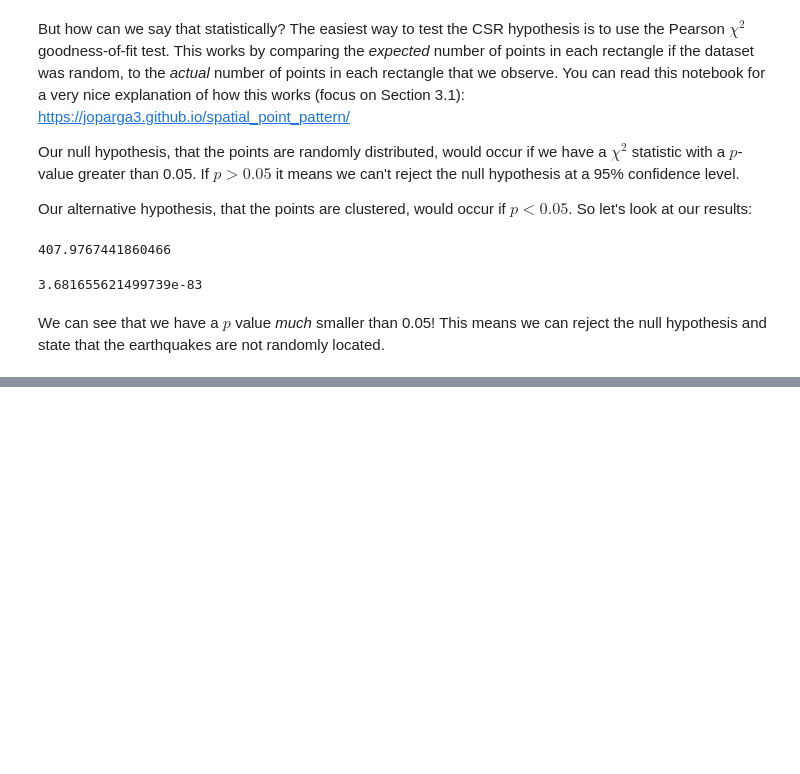
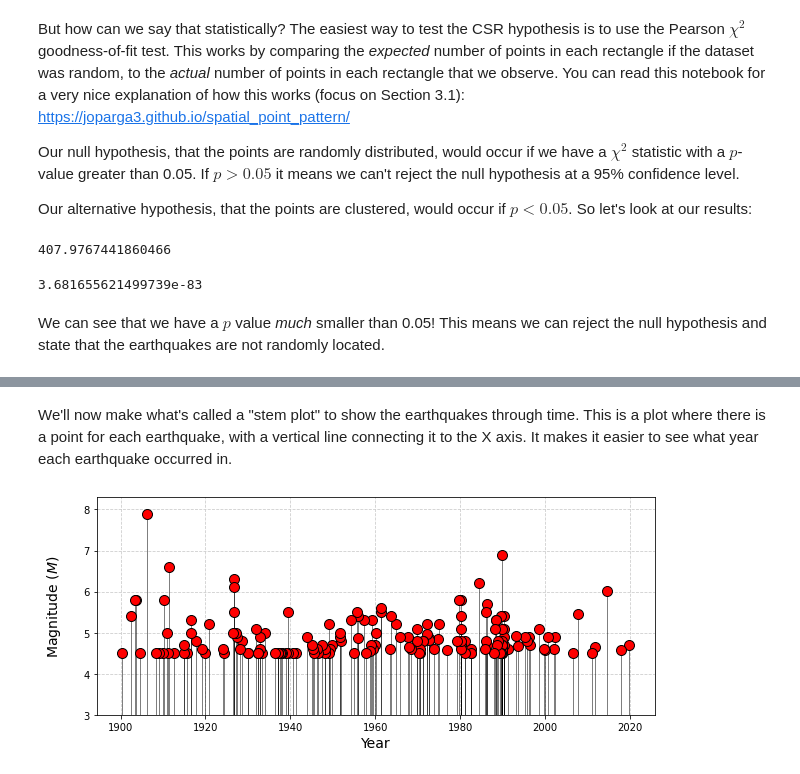
Before and after one commit to fclubb/SciRes-Earthquakes, a Jupyter notebook: Practical_2.ipynb, the cells around one changed output, grey strips where cells are left out. Drawn from its saved outputs; the diff is of its cells as text; code cells hidden in the pictures; blank space fills up the shorter version.

Commit message:
Adding stem plot

```diff
--- a/Practical_2.ipynb
+++ b/Practical_2.ipynb
@@ -164,0 +175,3 @@ In this section, we've explored a couple of statistical techniques that you coul
+# %%
+# Convert the dataframe index to a pandas datetime
+df.index = pd.to_datetime(df['time'])
@@ -164,0 +197,28 @@ In this section, we've explored a couple of statistical techniques that you coul
+# %% [markdown]
+We'll now make what's called a "stem plot" to show the earthquakes through time. This is a plot where there is a point for each earthquake, with a vertical line connecting it to the X axis. It makes it easier to see what year each earthquake occurred in.
+# %%
+# set up a figure
+fig, ax = plt.subplots(nrows=1, ncols=1, figsize=(10,4))
+# add the grid lines
+ax.grid(color='0.8', linestyle='--', which='both')
+
+# make a stem plot
+markerline, stemlines, baseline = ax.stem(df.index, df.mag, linefmt='black', use_line_collection=True)
+
+# adjust the markers and lines
+markerline.set_markeredgecolor('k')
+markerline.set_markerfacecolor('red')
+stemlines.set_linewidth(0.5)
+baseline.set_color('white')
+markerline.set_markersize(10)
+
+# add x and y labels
+plt.xlabel('Year', fontsize=14)
+plt.ylabel('Magnitude ($M$)', fontsize=14, labelpad=20)
+# set the Y axis to start at magnitude 3
+plt.ylim(3,)
+
+# save as a figure
+plt.savefig('San_Francisco_earthquakes_stem_plot.png')
+# %% [output]
+[figure, added]
```
Also changed, not shown: parts of 5 cells of this notebook.
